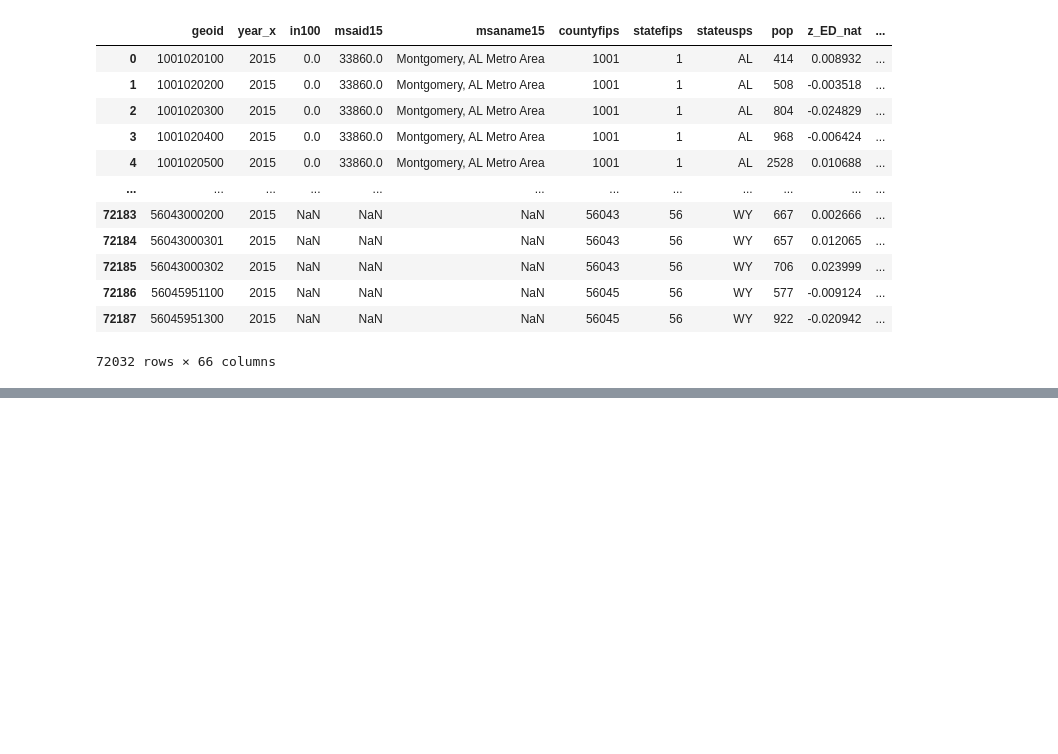
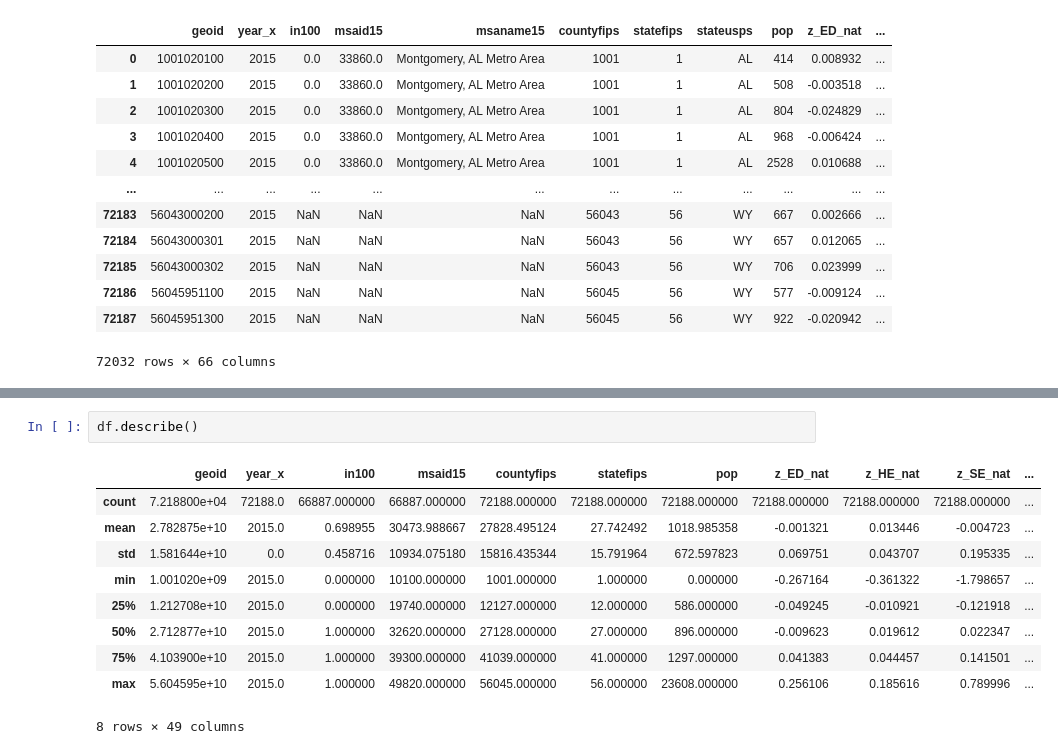
Before and after one commit to tjhickey724/cs103a, a Jupyter notebook: ChildOpportunity.ipynb, the cells around one changed output, grey strips where cells are left out. Drawn from its saved outputs; the diff is of its cells as text; blank space fills up the shorter version.

```diff
--- a/ChildOpportunity.ipynb
+++ b/ChildOpportunity.ipynb
@@ -393,0 +387,13 @@ boxplot_frame_groupby(subplots=True, column=None, fontsize=None, rot=0, grid=Tru
+# %%
+df.describe()
+# %% [output]
+|  | geoid | year_x | in100 | msaid15 | countyfips | statefips | pop | z_ED_nat | z_HE_nat | z_SE_nat | ... |
+| count | 7.218800e+04 | 72188.0 | 66887.000000 | 66887.000000 | 72188.000000 | 72188.000000 | 72188.000000 | 72188.000000 | 72188.000000 | 72188.000000 | ... |
+| mean | 2.782875e+10 | 2015.0 | 0.698955 | 30473.988667 | 27828.495124 | 27.742492 | 1018.985358 | -0.001321 | 0.013446 | -0.004723 | ... |
+| std | 1.581644e+10 | 0.0 | 0.458716 | 10934.075180 | 15816.435344 | 15.791964 | 672.597823 | 0.069751 | 0.043707 | 0.195335 | ... |
+| min | 1.001020e+09 | 2015.0 | 0.000000 | 10100.000000 | 1001.000000 | 1.000000 | 0.000000 | -0.267164 | -0.361322 | -1.798657 | ... |
+| 25% | 1.212708e+10 | 2015.0 | 0.000000 | 19740.000000 | 12127.000000 | 12.000000 | 586.000000 | -0.049245 | -0.010921 | -0.121918 | ... |
+| 50% | 2.712877e+10 | 2015.0 | 1.000000 | 32620.000000 | 27128.000000 | 27.000000 | 896.000000 | -0.009623 | 0.019612 | 0.022347 | ... |
+| 75% | 4.103900e+10 | 2015.0 | 1.000000 | 39300.000000 | 41039.000000 | 41.000000 | 1297.000000 | 0.041383 | 0.044457 | 0.141501 | ... |
+| max | 5.604595e+10 | 2015.0 | 1.000000 | 49820.000000 | 56045.000000 | 56.000000 | 23608.000000 | 0.256106 | 0.185616 | 0.789996 | ... |
+8 rows × 49 columns
```
Also changed, not shown: parts of 34 cells of this notebook, 1 other file.
